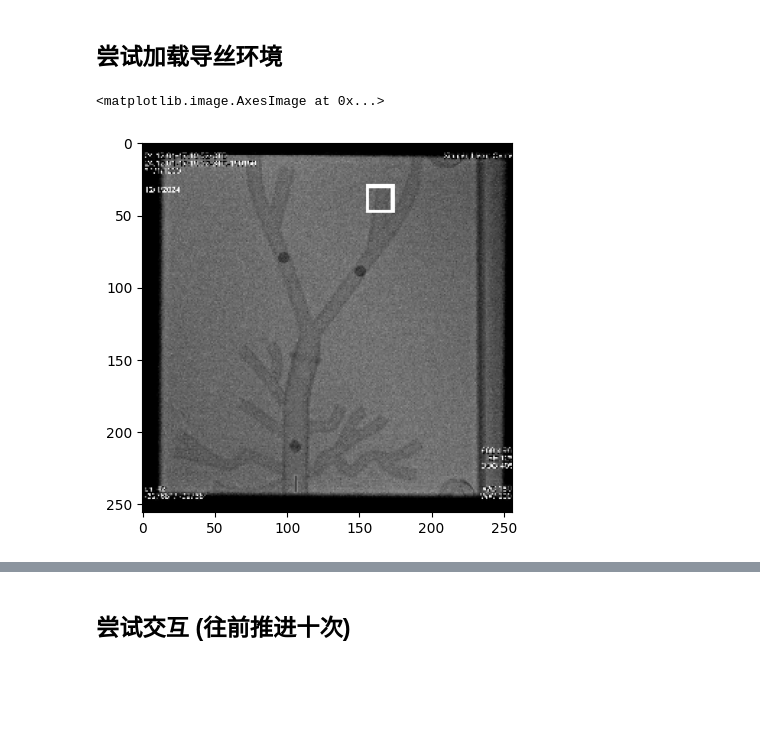
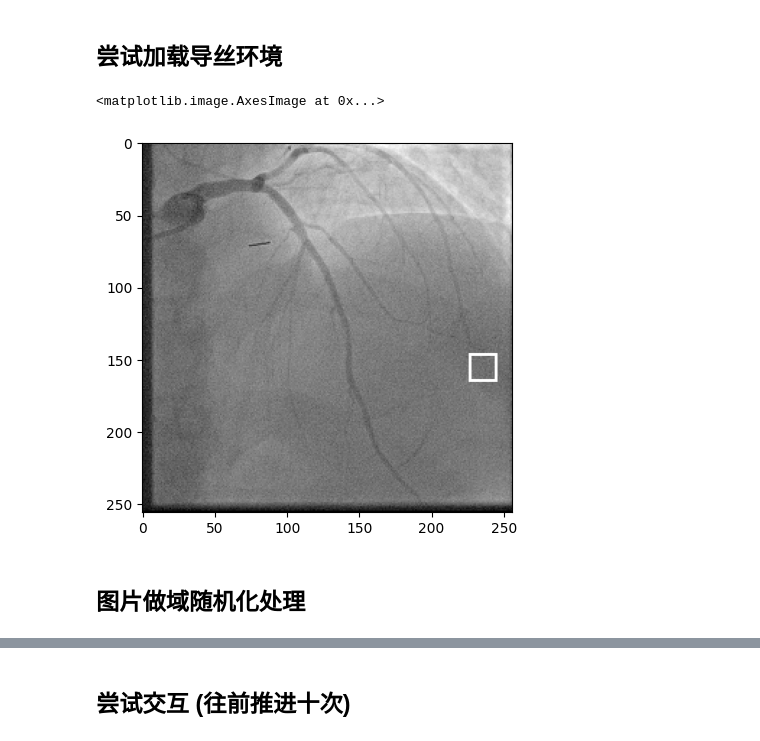
Before and after one commit to umeiko/guide-sim, a Jupyter notebook: starter.ipynb, the cells around one changed output, grey strips where cells are left out. Cells and saved outputs as stored; diff of their text form; code cells hidden in the pictures; blank space fills up the shorter version.

```diff
--- a/starter.ipynb
+++ b/starter.ipynb
@@ -14,8 +11,15 @@ env.set_params(p)
+# %%
+dataset_path = "datas/vivo_multi_branch/"
+tasks = os.listdir(os.path.join(dataset_path, "task"))
+tasks = [os.path.join(dataset_path, "task", t) for t in tasks]
+env = gs.GuidewireEnv(tasks[0])
 # %% [markdown]
 ## 尝试加载导丝环境
 # %%
-img = env.reset(1)  # 重置环境（每次要开始交互之前必须这么做）（输入代表根据序号开启某个任务）
+img = env.reset()  # 重置环境（每次要开始交互之前必须这么做）（输入代表根据序号开启某个任务）
 plt.imshow(img[0], cmap='gray')
 # %% [output]
 <matplotlib.image.AxesImage at 0x...>
-[figure, old version]
+[figure, new version]
+# %% [markdown]
+## 图片做域随机化处理
```
Also changed, not shown: parts of 11 cells of this notebook, 46 other files.
